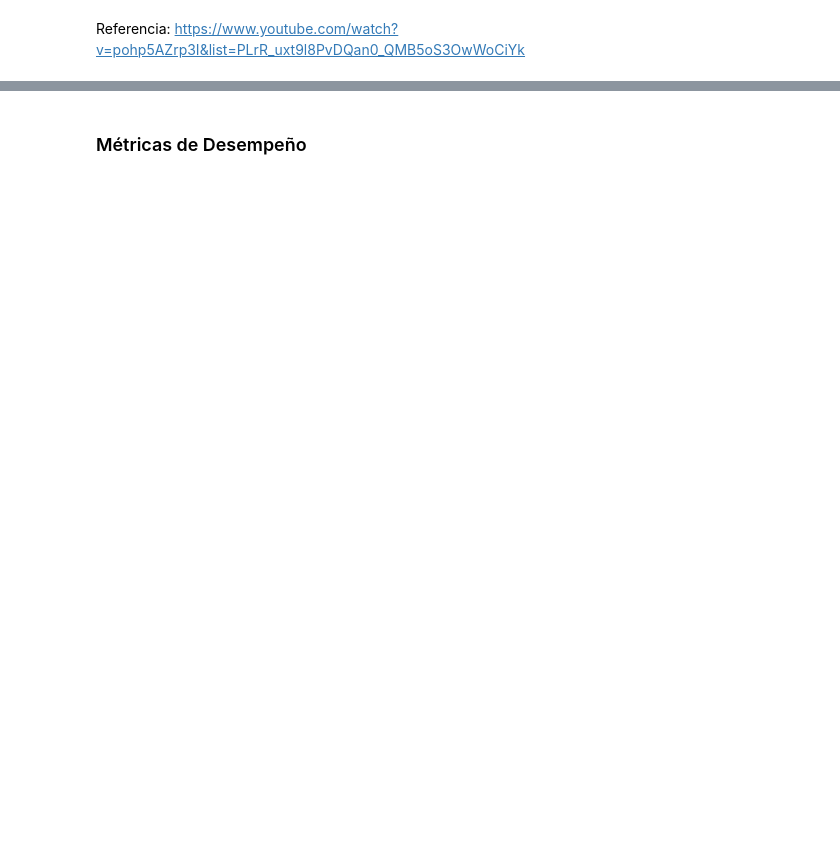
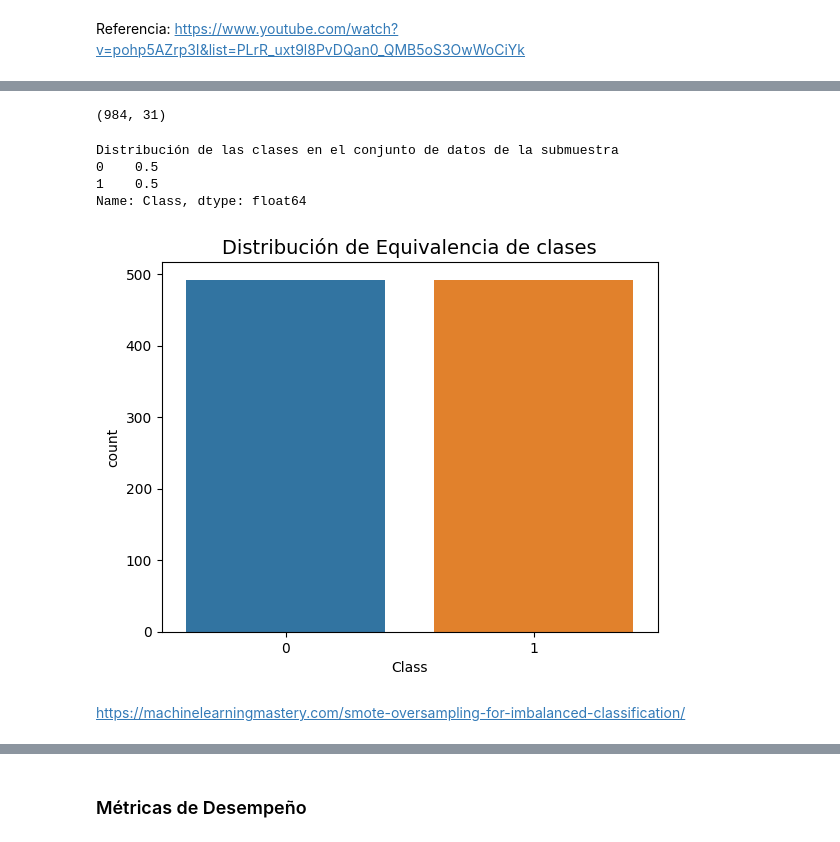
Before and after one commit to Diegbor/Proyecto_ML_BEDU, a Jupyter notebook: Proyecto_ML_Equipo_24_Modelo_1.ipynb, the cells around one changed output, grey strips where cells are left out. Drawn from its saved outputs; the diff is of its cells as text; code cells hidden in the pictures; blank space fills up the shorter version.

```diff
--- a/Proyecto_ML_Equipo_24_Modelo_1.ipynb
+++ b/Proyecto_ML_Equipo_24_Modelo_1.ipynb
@@ -533,0 +419,11 @@ Referencia: https://www.youtube.com/watch?v=pohp5AZrp3I&list=PLrR_uxt9l8PvDQan0_
+# %%
+scaled_amount = df['scaled_amount']
+scaled_time = df['scaled_time']
+
+df.drop(['scaled_amount', 'scaled_time'], axis=1, inplace=True)
+df.insert(0, 'scaled_amount', scaled_amount)
+df.insert(1, 'scaled_time', scaled_time)
+
+# Monto y Tiempo estan escaladas
+
+df.head()
@@ -533,0 +476,14 @@ Referencia: https://www.youtube.com/watch?v=pohp5AZrp3I&list=PLrR_uxt9l8PvDQan0_
+# %%
+#Vamos a mezclar los datos antes de crear las submuestras.
+df = df.sample(frac=1)
+
+# Obtenemos 492 fraudes y 492 no fraudes
+fraude_df = df.loc[df['Class'] == 1]
+no_fraude_df = df.loc[df['Class'] == 0][:492]
+#Juntamos los dos dataframes
+distribucion_df = pd.concat([fraude_df, no_fraude_df])
+
+# Revolvemos las filas del dataframe
+df_ff = distribucion_df.sample(frac=1, random_state=42)
+
+df_ff.head()
@@ -533,0 +498,18 @@ Referencia: https://www.youtube.com/watch?v=pohp5AZrp3I&list=PLrR_uxt9l8PvDQan0_
+# %%
+df_ff.shape
+# %% [output]
+(984, 31)
+# %%
+print('Distribución de las clases en el conjunto de datos de la submuestra')
+print(df_ff['Class'].value_counts()/len(df_ff))
+
+
+sns.countplot(data=df_ff, x='Class')
+plt.title('Distribución de Equivalencia de clases', fontsize=14)
+plt.show()
+# %% [output]
+Distribución de las clases en el conjunto de datos de la submuestra
+0    0.5
+1    0.5
+Name: Class, dtype: float64
+[figure, added]
@@ -533,0 +529,2 @@ Referencia: https://www.youtube.com/watch?v=pohp5AZrp3I&list=PLrR_uxt9l8PvDQan0_
+# %% [markdown]
+https://machinelearningmastery.com/smote-oversampling-for-imbalanced-classification/
```
Also changed, not shown: parts of 77 cells of this notebook.
